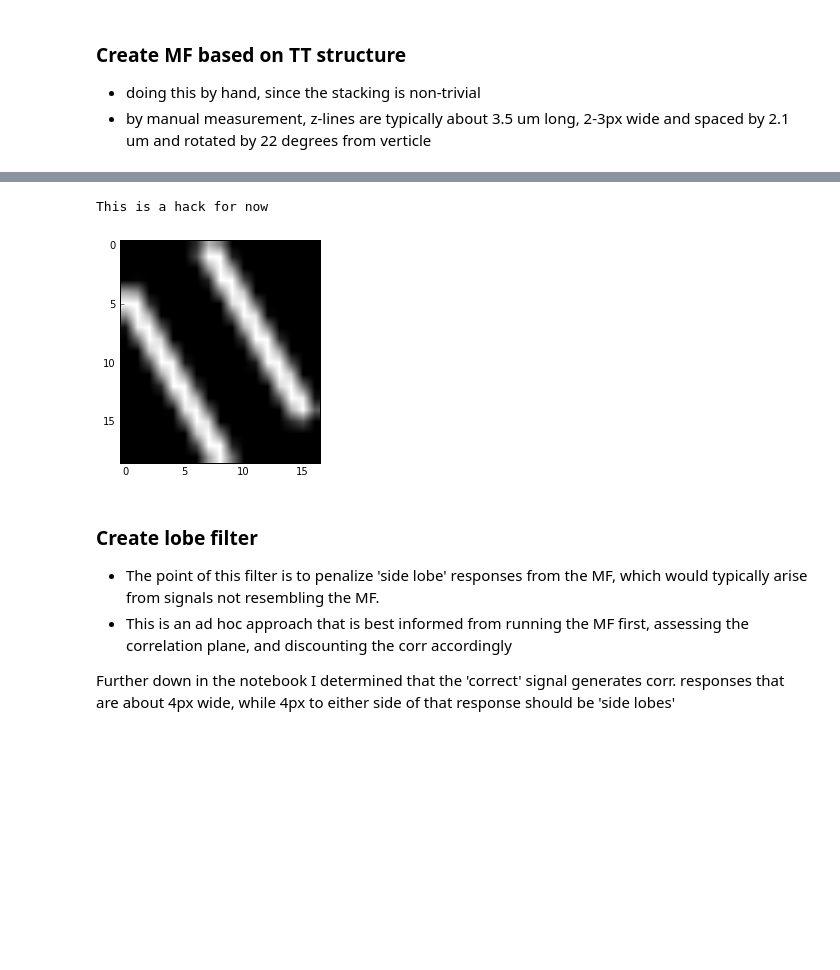
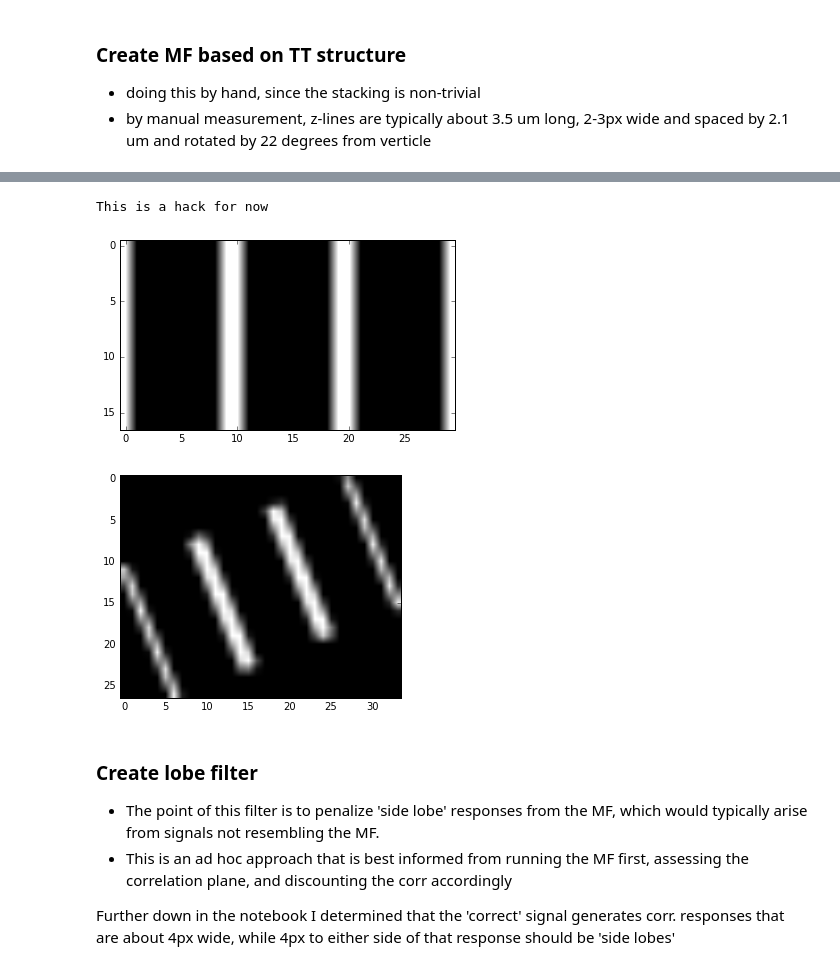
Before and after one commit to huskeypm/gpu_detect, a Jupyter notebook: tissuetests.ipynb, the cells around one changed output, grey strips where cells are left out. Saved outputs shown, nothing was run; the diff lists cells and outputs as text; code cells hidden in the pictures; blank space fills up the shorter version.

```diff
--- a/tissuetests.ipynb
+++ b/tissuetests.ipynb
@@ -14,4 +20,11 @@ import cv2
 # %%
 img = cv2.imread(imgName)
 gray = cv2.cvtColor(img, cv2.COLOR_BGR2GRAY)
+# %%
+class empty:pass
+# %%
+params = empty()
+params.dim = np.shape(gray)
+params.fov = np.array([3916.62,4093.31]) # um (from image caption in imagej. NOTE: need to reverse spatial dimensions to correspond to the way cv2 loads image)
+params.px_per_um = params.dim/params.fov
 # %% [markdown]
@@ -76,33 +136,46 @@ imshow(singleMyoMI,cmap='gray')
 # %%
-vert = int(3.5 * px_per_um[0])
-horz = int(2.1 * px_per_um[1])
-w = 2 # px
-rot = 30.
+vert = int(3.5 * params.px_per_um[0])
+horz = int(2.1 * params.px_per_um[1])
+w = 2/2 # px (since tiling)
+rot = 30. # origin
+rot = 22. # hard
 mf = np.zeros([vert,horz])
 mf[:,0:w]=1.
 mf[:,(horz-w):horz]=1.
 
+# pad both sides (makes no diff)
+#pad = 2
+#mfp = np.zeros([vert,horz+2*pad])
+#mfp[:,pad:(horz+pad)] = mf
+#mf = mfp
+
+# multiple tiles
+mf = np.tile(mf, (1, 3))
+
 imshow(mf,cmap='gray')
 
 
-
+plt.figure()
 import imutils
 mfr = imutils.rotate_bound(mf,-rot)
 imshow(mfr,cmap='gray')
 
 # need this to be square for GPU (probably buried in a cv2 function somewhere)
 print "This is a hack for now"
 def makeSquare(mfr):
     dims = np.shape(mfr)
     maxD = np.max(dims)
     square =np.zeros([maxD,maxD])
     square[:,1:(dims[1]+1)] = mfr  # not robust, will work for a specific case
+
+    print np.shape(square)
     return square
 
-mfr = makeSquare(mfr)
+#mfr = makeSquare(mfr)
 # %% [output]
 This is a hack for now
-[figure, old version]
+[figure, new version]
+[figure, added]
 # %% [markdown]
 ### Create lobe filter
 - The point of this filter is to penalize 'side lobe' responses from the MF, which would typically arise from signals not resembling the MF.
```
Also changed, not shown: parts of 54 cells of this notebook, 3 other files.
